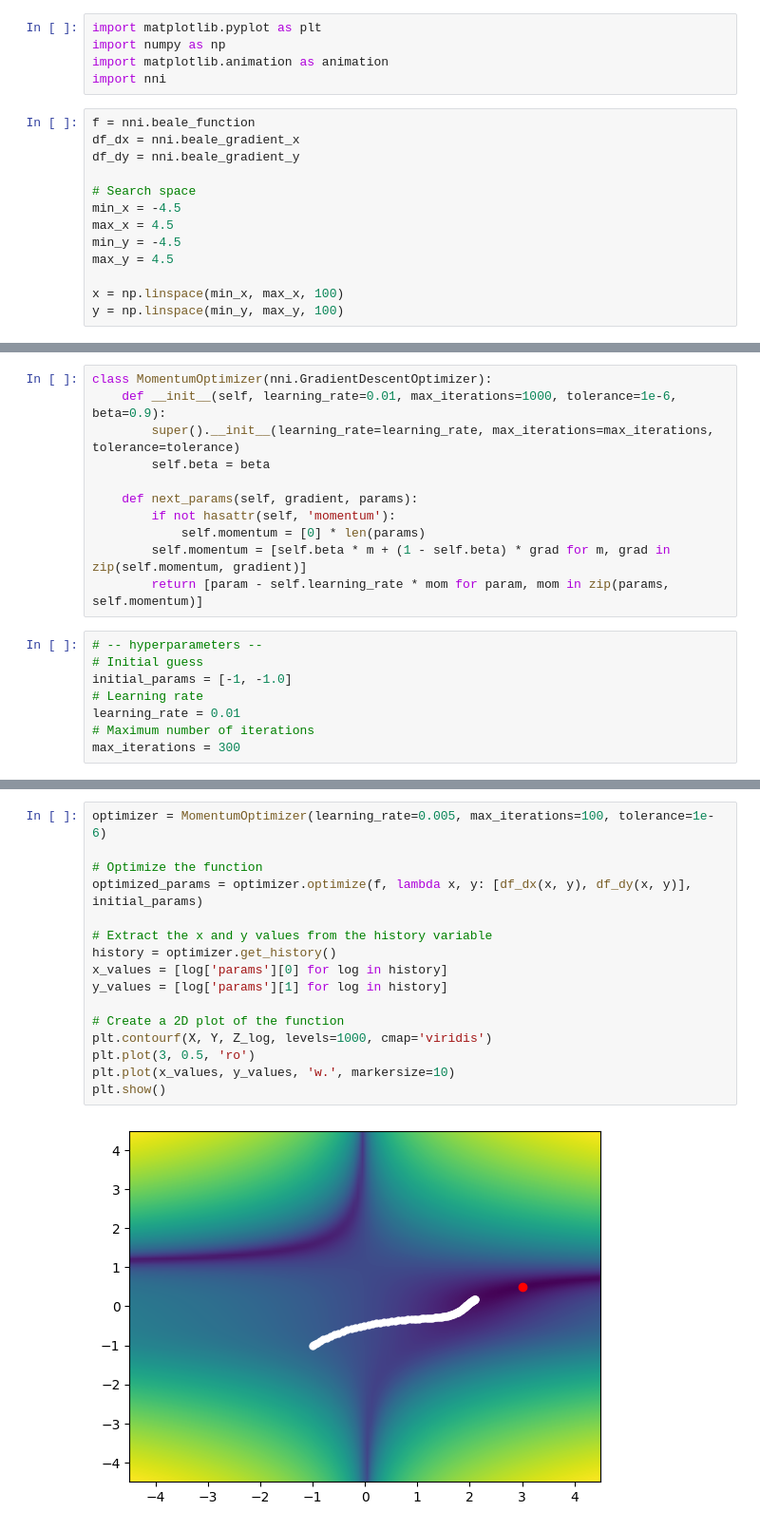
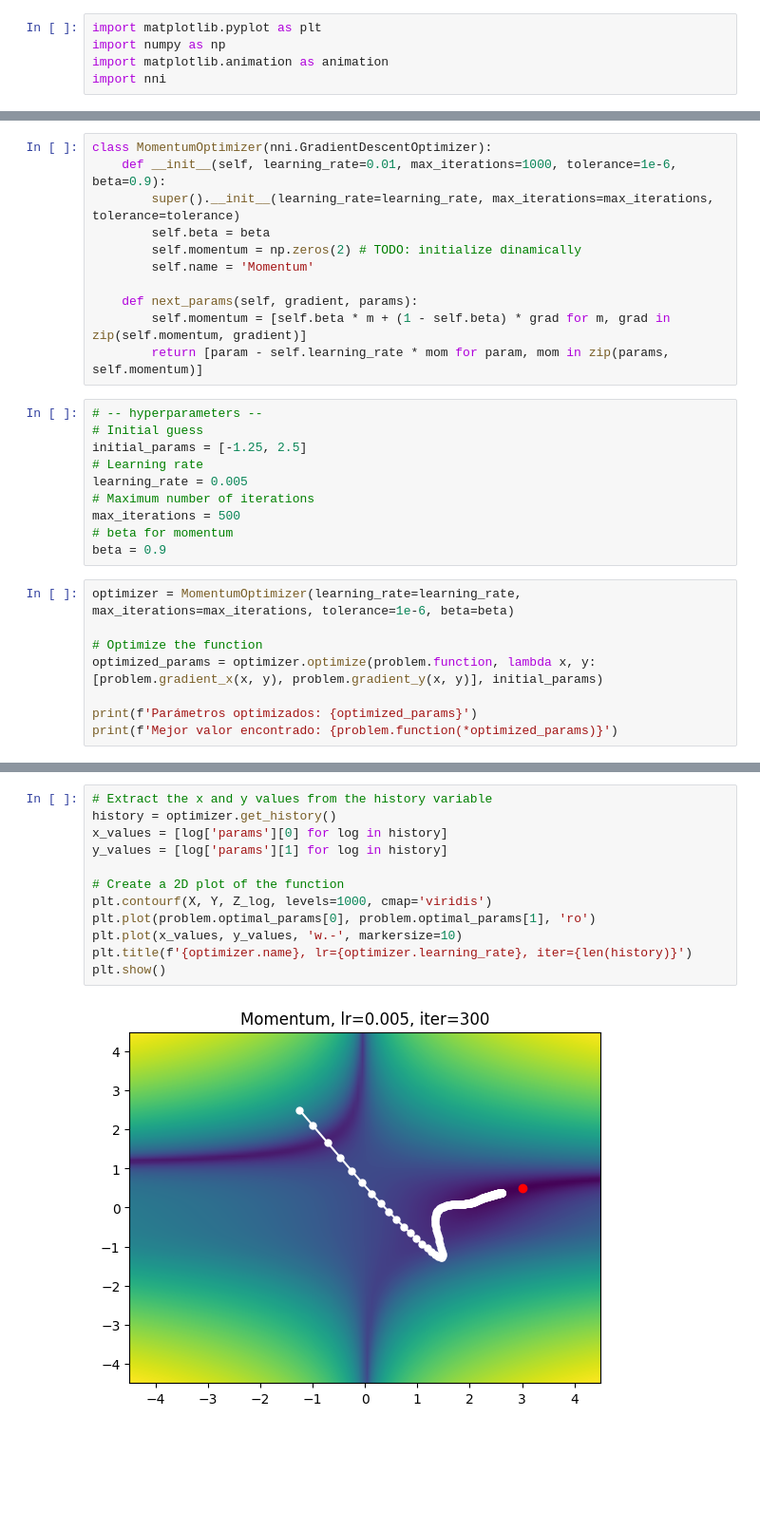
Before and after one commit to irvingvasquez/cv2course_intro_nn, a Jupyter notebook: 22_opt_momentum.ipynb, the cells around one changed output, grey strips where cells are left out. Shown at 95% size. Saved outputs shown, nothing was run; the diff lists cells and outputs as text; blank space fills up the shorter version.

```diff
--- a/22_opt_momentum.ipynb
+++ b/22_opt_momentum.ipynb
@@ -7,16 +7,3 @@ import matplotlib.pyplot as plt
 import numpy as np
 import matplotlib.animation as animation
 import nni
-# %%
-f = nni.beale_function
-df_dx = nni.beale_gradient_x
-df_dy = nni.beale_gradient_y
-
-# Search space
-min_x = -4.5
-max_x = 4.5
-min_y = -4.5
-max_y = 4.5
-
-x = np.linspace(min_x, max_x, 100)
-y = np.linspace(min_y, max_y, 100)
@@ -50,17 +62,27 @@ class MomentumOptimizer(nni.GradientDescentOptimizer):
     def __init__(self, learning_rate=0.01, max_iterations=1000, tolerance=1e-6, beta=0.9):
         super().__init__(learning_rate=learning_rate, max_iterations=max_iterations, tolerance=tolerance)
         self.beta = beta
+        self.momentum = np.zeros(2) # TODO: initialize dinamically
+        self.name = 'Momentum'
 
     def next_params(self, gradient, params):
-        if not hasattr(self, 'momentum'):
-            self.momentum = [0] * len(params)
         self.momentum = [self.beta * m + (1 - self.beta) * grad for m, grad in zip(self.momentum, gradient)]
         return [param - self.learning_rate * mom for param, mom in zip(params, self.momentum)]
 # %%
 # -- hyperparameters --
 # Initial guess
-initial_params = [-1, -1.0]
+initial_params = [-1.25, 2.5]
 # Learning rate
-learning_rate = 0.01
+learning_rate = 0.005
 # Maximum number of iterations
-max_iterations = 300
+max_iterations = 500
+# beta for momentum
+beta = 0.9
+# %%
+optimizer = MomentumOptimizer(learning_rate=learning_rate, max_iterations=max_iterations, tolerance=1e-6, beta=beta)
+
+# Optimize the function
+optimized_params = optimizer.optimize(problem.function, lambda x, y: [problem.gradient_x(x, y), problem.gradient_y(x, y)], initial_params)
+
+print(f'Parámetros optimizados: {optimized_params}')
+print(f'Mejor valor encontrado: {problem.function(*optimized_params)}')
@@ -67,18 +92,14 @@ max_iterations = 300
 # %%
-optimizer = MomentumOptimizer(learning_rate=0.005, max_iterations=100, tolerance=1e-6)
-
-# Optimize the function
-optimized_params = optimizer.optimize(f, lambda x, y: [df_dx(x, y), df_dy(x, y)], initial_params)
-
 # Extract the x and y values from the history variable
 history = optimizer.get_history()
 x_values = [log['params'][0] for log in history]
 y_values = [log['params'][1] for log in history]
 
 # Create a 2D plot of the function
 plt.contourf(X, Y, Z_log, levels=1000, cmap='viridis')
-plt.plot(3, 0.5, 'ro')
-plt.plot(x_values, y_values, 'w.', markersize=10)
+plt.plot(problem.optimal_params[0], problem.optimal_params[1], 'ro')
+plt.plot(x_values, y_values, 'w.-', markersize=10)
+plt.title(f'{optimizer.name}, lr={optimizer.learning_rate}, iter={len(history)}')
 plt.show()
 # %% [output]
-[figure, old version]
+[figure, new version]
```
Also changed, not shown: parts of 5 cells of this notebook, 3 other files.
